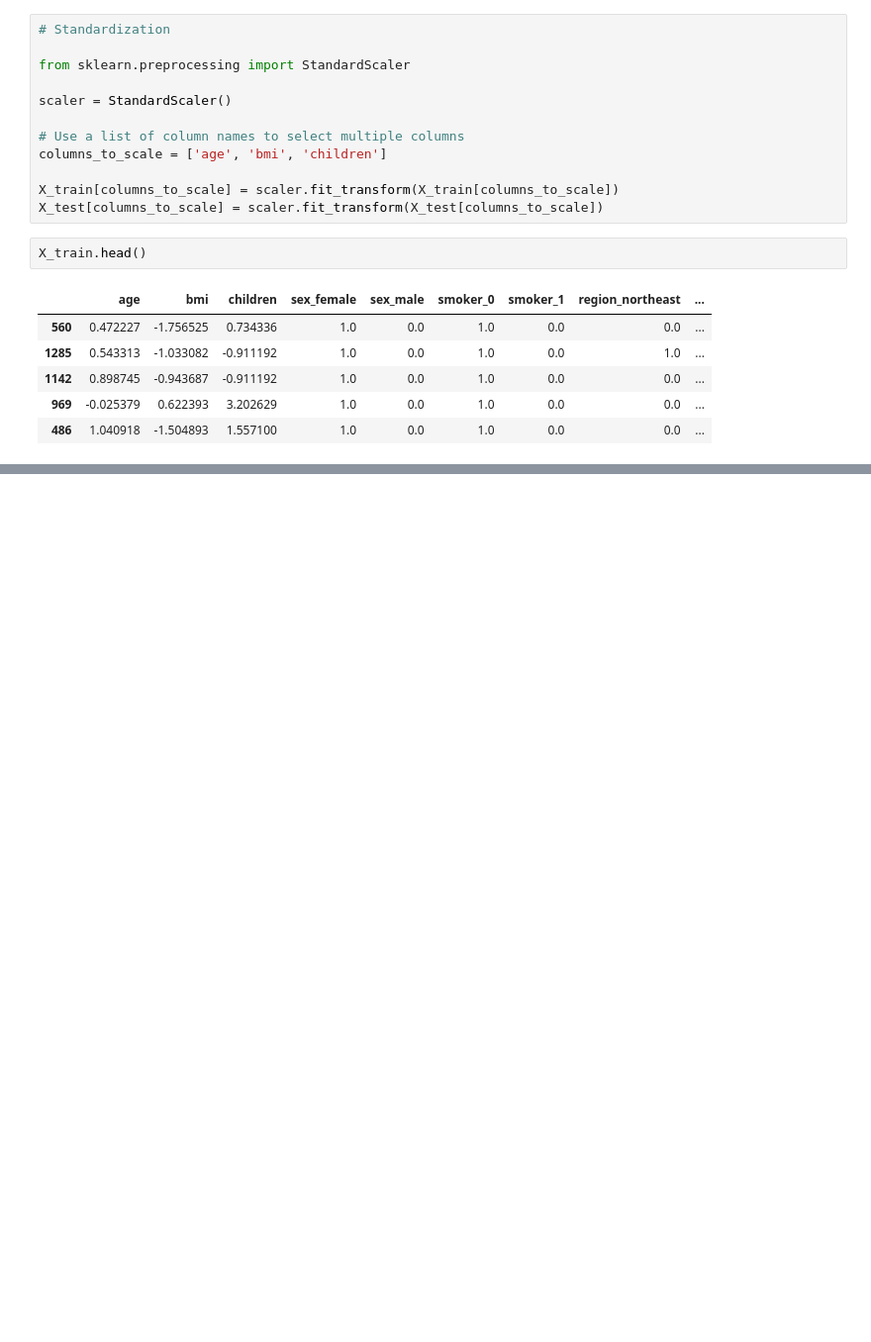
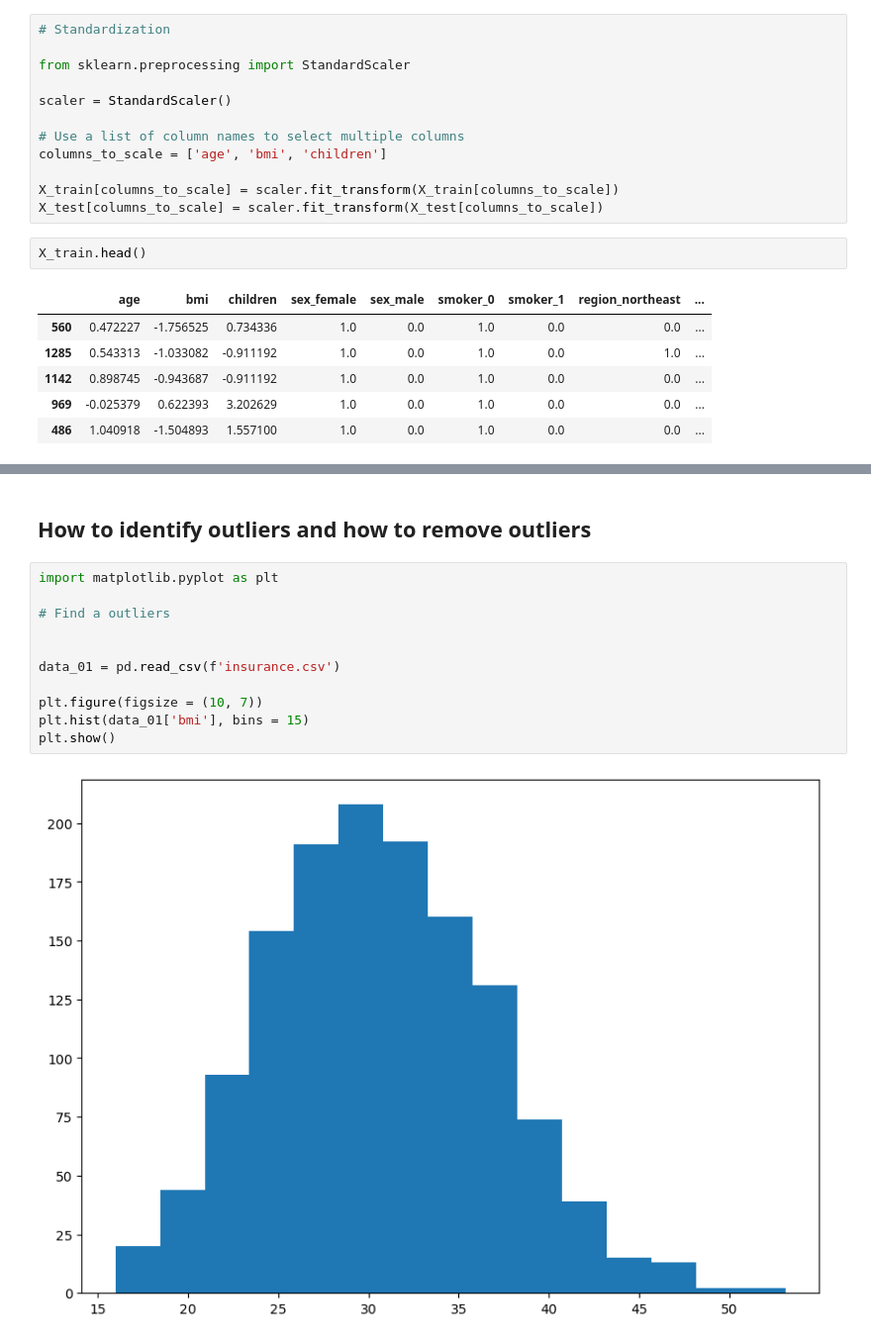
Before and after one commit to Malinda1/data_preprocessing, a Jupyter notebook: data preprocessing.ipynb, the cells around one changed output, grey strips where cells are left out. Shown: that part at 99% size. Drawn from its saved outputs; the diff is of its cells as text; blank space fills up the shorter version.

Commit message:
Identifying outliers and remove from it

```diff
--- a/data preprocessing.ipynb
+++ b/data preprocessing.ipynb
@@ -258,0 +259,15 @@ data.head()
+# %% [markdown]
+## How to identify outliers and how to remove outliers
+# %%
+import matplotlib.pyplot as plt
+
+# Find a outliers
+
+
+data_01 = pd.read_csv(f'insurance.csv')
+
+plt.figure(figsize = (10, 7))
+plt.hist(data_01['bmi'], bins = 15)
+plt.show()
+# %% [output]
+[figure, added]
```
Also changed, not shown: parts of 12 cells of this notebook.
